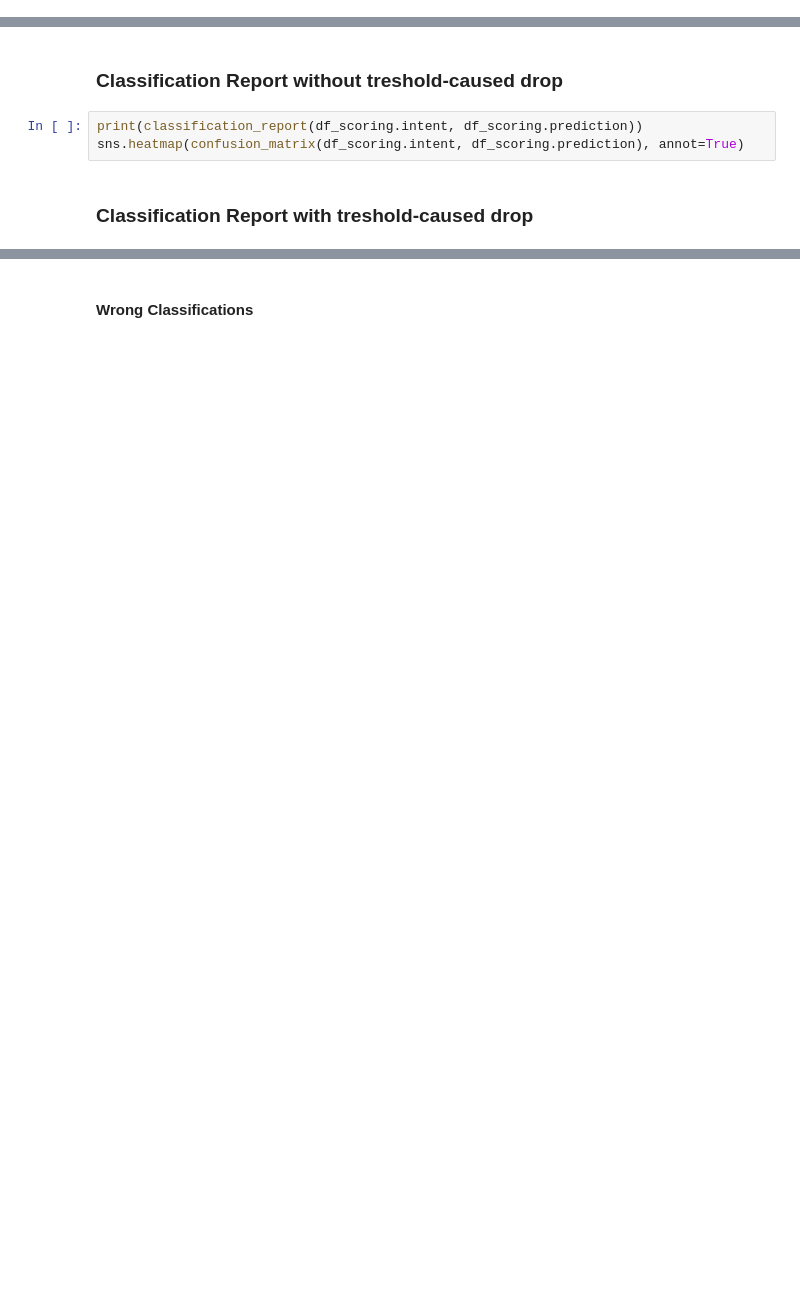
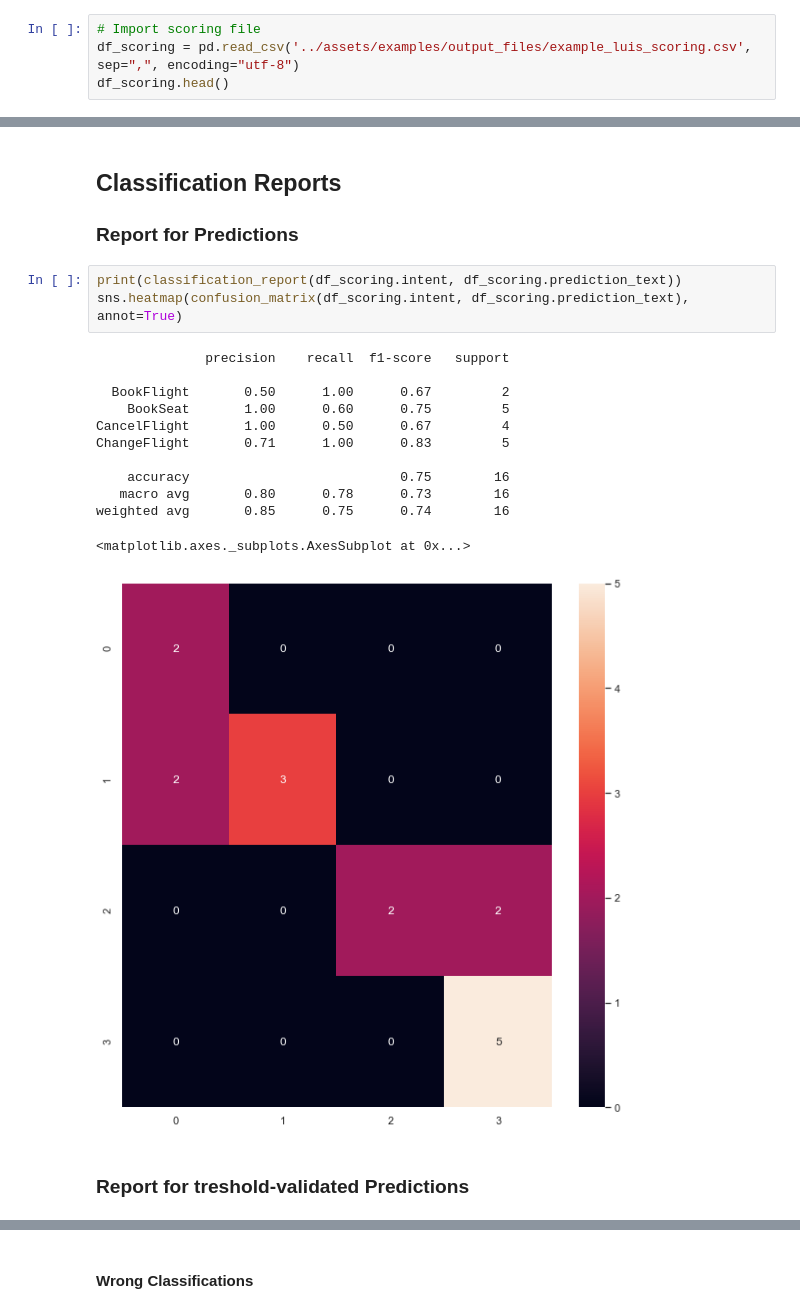
Before and after one commit to microsoft/glue, a Jupyter notebook: notebooks/Eval - LUIS Scoring Review.ipynb, the cells around one changed output, grey strips where cells are left out. Saved outputs shown, nothing was run; the diff lists cells and outputs as text; blank space fills up the shorter version.

Commit message:
changes in luis scoring notebook

```diff
--- a/notebooks/Eval - LUIS Scoring Review.ipynb
+++ b/notebooks/Eval - LUIS Scoring Review.ipynb
@@ -21,0 +18,4 @@ df_scoring.head()
+# %%
+# Import scoring file
+df_scoring = pd.read_csv('../assets/examples/output_files/example_luis_scoring.csv', sep=",", encoding="utf-8")
+df_scoring.head()
@@ -22,8 +39,23 @@ df_scoring.head()
 # %% [markdown]
-### Classification Report without treshold-caused drop
+## Classification Reports
+
+### Report for Predictions
 # %%
-print(classification_report(df_scoring.intent, df_scoring.prediction))
-sns.heatmap(confusion_matrix(df_scoring.intent, df_scoring.prediction), annot=True)
+print(classification_report(df_scoring.intent, df_scoring.prediction_text))
+sns.heatmap(confusion_matrix(df_scoring.intent, df_scoring.prediction_text), annot=True)
+# %% [output]
+              precision    recall  f1-score   support
+
+  BookFlight       0.50      1.00      0.67         2
+    BookSeat       1.00      0.60      0.75         5
+CancelFlight       1.00      0.50      0.67         4
+ChangeFlight       0.71      1.00      0.83         5
+
+    accuracy                           0.75        16
+   macro avg       0.80      0.78      0.73        16
+weighted avg       0.85      0.75      0.74        16
+<matplotlib.axes._subplots.AxesSubplot at 0x...>
+[figure, added]
 # %% [markdown]
-### Classification Report with treshold-caused drop
+### Report for treshold-validated Predictions
 # %%
```
Also changed, not shown: parts of 26 cells of this notebook, 2 other files.
